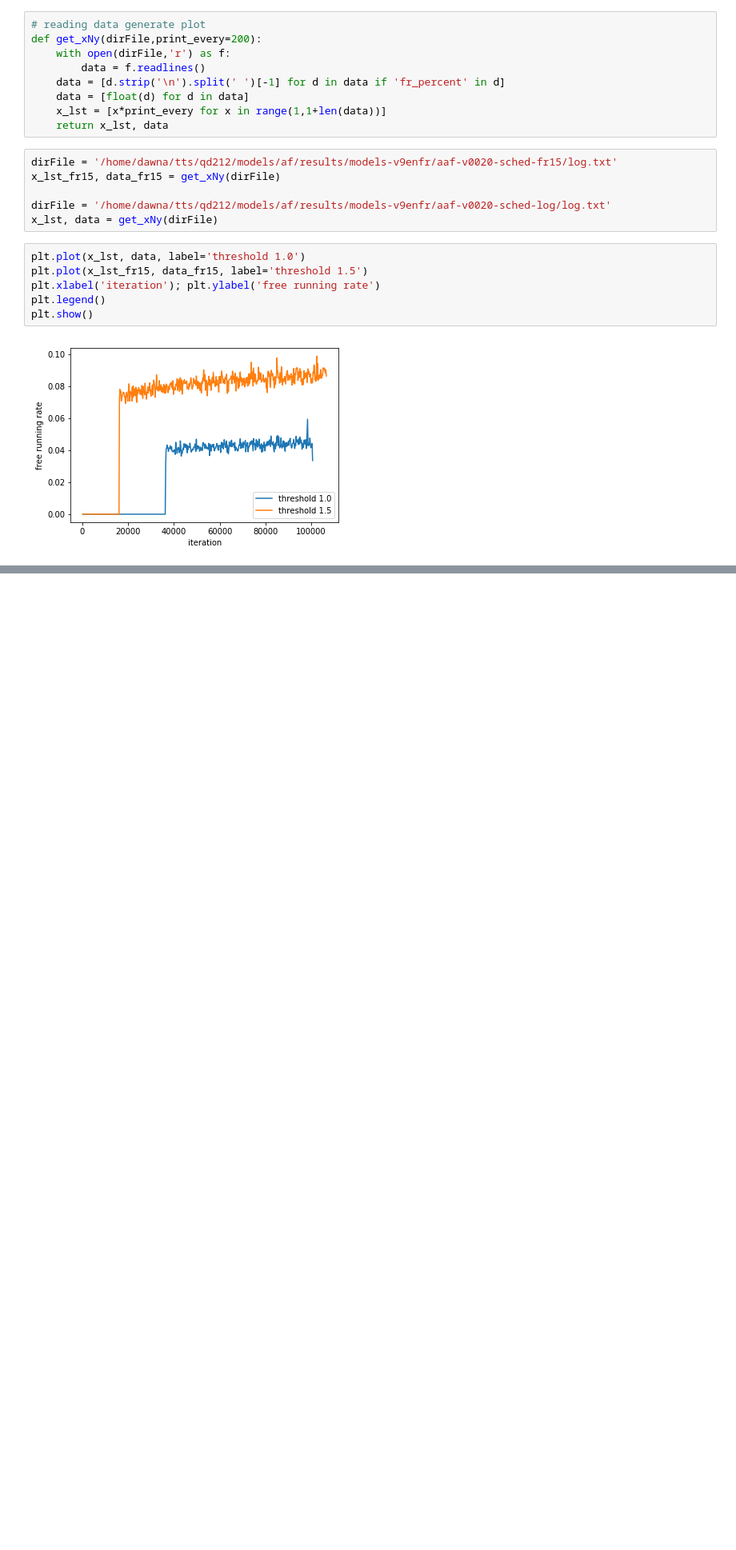
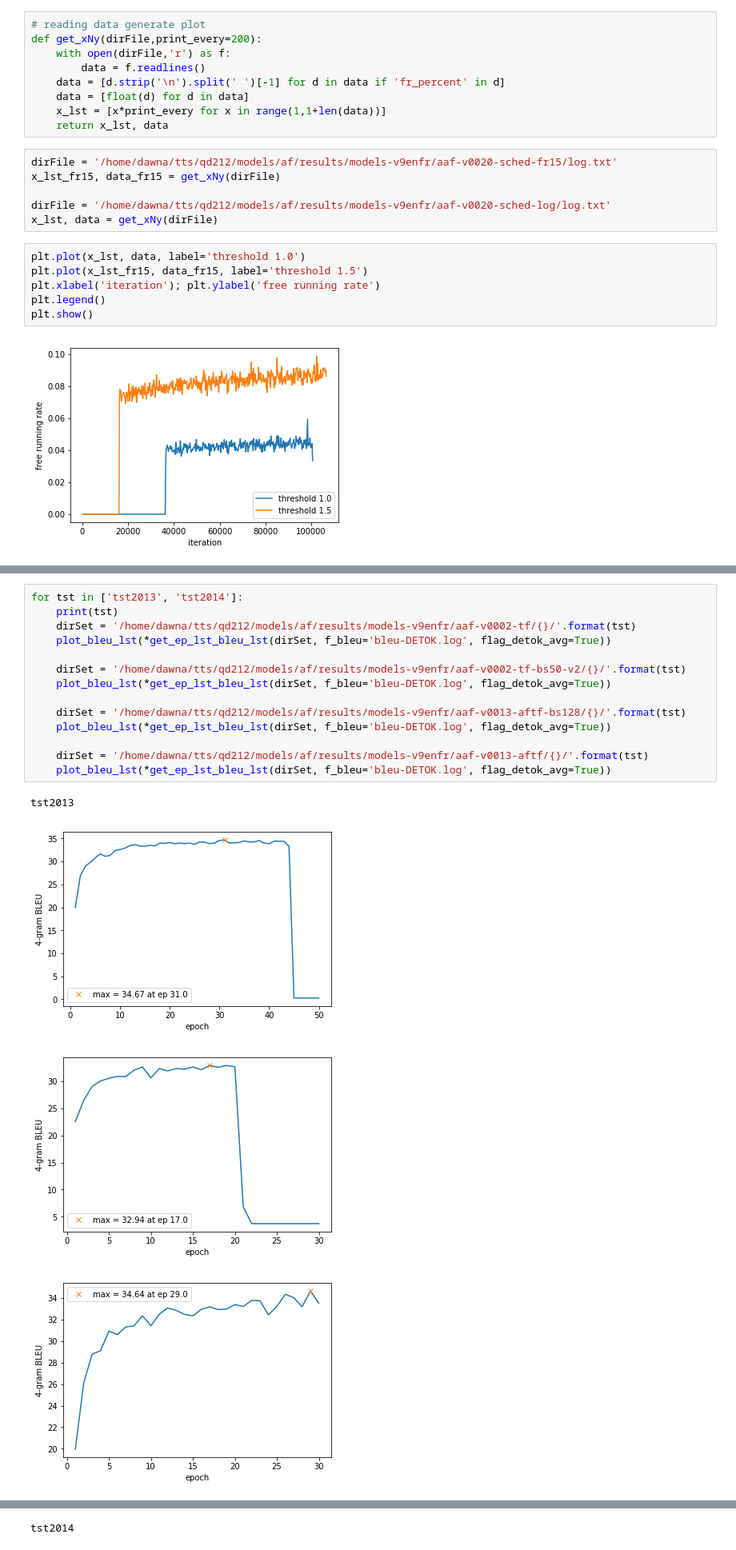
Before and after one commit to 3dmaisons/af-mnt, a Jupyter notebook: af-scripts/0_general.ipynb, the cells around one changed output, grey strips where cells are left out. Shown at 80% size. Saved outputs shown, nothing was run; the diff lists cells and outputs as text; blank space fills up the shorter version.

```diff
--- a/af-scripts/0_general.ipynb
+++ b/af-scripts/0_general.ipynb
@@ -26,0 +77,19 @@ plt.show()
+# %%
+for tst in ['tst2013', 'tst2014']:
+    print(tst)
+    dirSet = '/home/dawna/tts/qd212/models/af/results/models-v9enfr/aaf-v0002-tf/{}/'.format(tst)
+    plot_bleu_lst(*get_ep_lst_bleu_lst(dirSet, f_bleu='bleu-DETOK.log', flag_detok_avg=True))
+
+    dirSet = '/home/dawna/tts/qd212/models/af/results/models-v9enfr/aaf-v0002-tf-bs50-v2/{}/'.format(tst)
+    plot_bleu_lst(*get_ep_lst_bleu_lst(dirSet, f_bleu='bleu-DETOK.log', flag_detok_avg=True))
+
+    dirSet = '/home/dawna/tts/qd212/models/af/results/models-v9enfr/aaf-v0013-aftf-bs128/{}/'.format(tst)
+    plot_bleu_lst(*get_ep_lst_bleu_lst(dirSet, f_bleu='bleu-DETOK.log', flag_detok_avg=True))
+
+    dirSet = '/home/dawna/tts/qd212/models/af/results/models-v9enfr/aaf-v0013-aftf/{}/'.format(tst)
+    plot_bleu_lst(*get_ep_lst_bleu_lst(dirSet, f_bleu='bleu-DETOK.log', flag_detok_avg=True))
+# %% [output]
+tst2013
+[figure, added]
+[figure, added]
+[figure, added]
@@ -26,0 +97 @@ plt.show()
+tst2014
```
Also changed, not shown: parts of 29 cells of this notebook, 32 other files.
